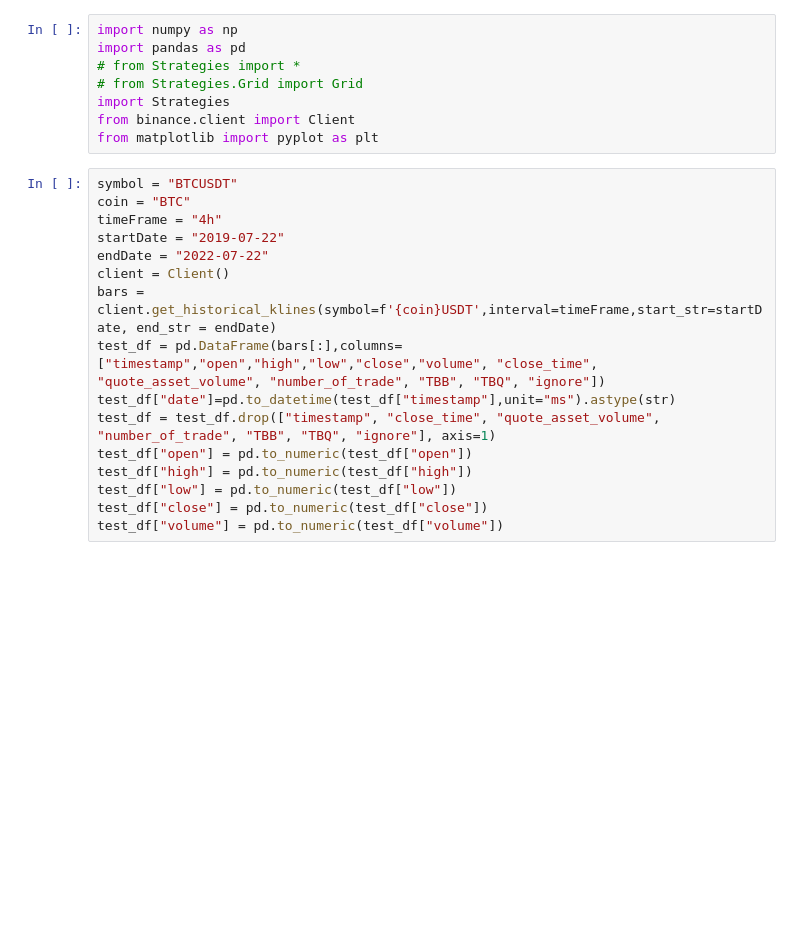
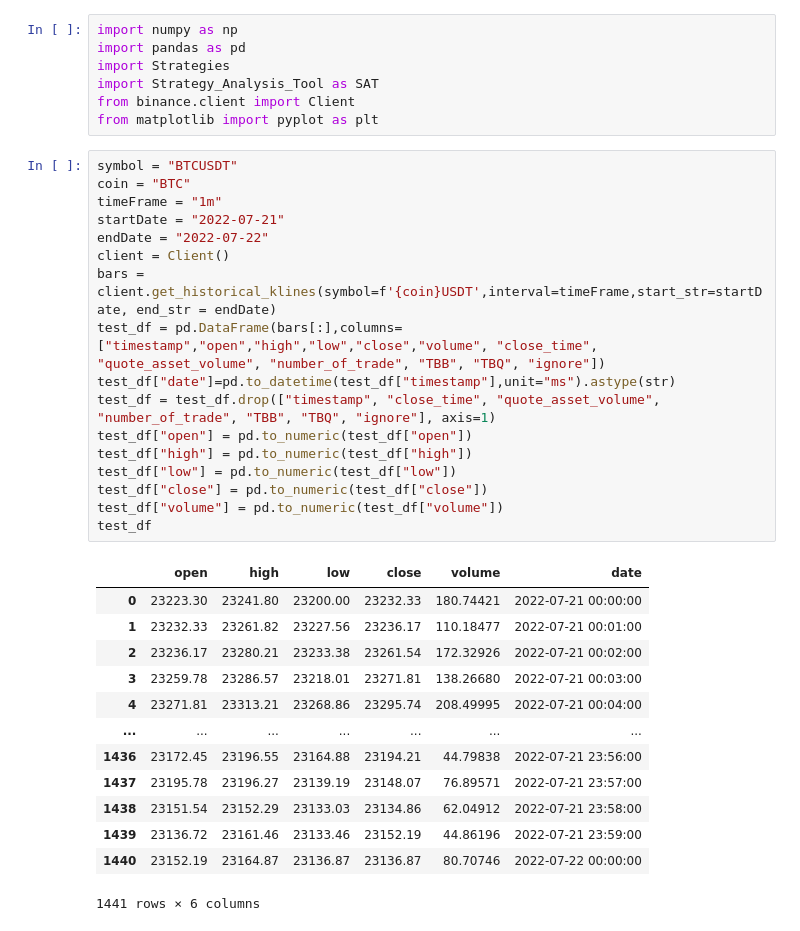
Before and after one commit to LagerWu0501/Grid_Trading, a Jupyter notebook: test_strategy.ipynb, the cells around one changed output. Saved outputs shown, nothing was run; the diff lists cells and outputs as text; blank space fills up the shorter version.

```diff
--- a/test_strategy.ipynb
+++ b/test_strategy.ipynb
@@ -1,27 +1,41 @@
 # %%
 import numpy as np
 import pandas as pd
-# from Strategies import *
-# from Strategies.Grid import Grid
 import Strategies
+import Strategy_Analysis_Tool as SAT
 from binance.client import Client
 from matplotlib import pyplot as plt
 # %%
 symbol = "BTCUSDT"
 coin = "BTC"
-timeFrame = "4h"
-startDate = "2019-07-22"
+timeFrame = "1m"
+startDate = "2022-07-21"
 endDate = "2022-07-22"
 client = Client()
 bars = client.get_historical_klines(symbol=f'{coin}USDT',interval=timeFrame,start_str=startDate, end_str = endDate)
 test_df = pd.DataFrame(bars[:],columns=["timestamp","open","high","low","close","volume", "close_time", "quote_asset_volume", "number_of_trade", "TBB", "TBQ", "ignore"])
 test_df["date"]=pd.to_datetime(test_df["timestamp"],unit="ms").astype(str)
 test_df = test_df.drop(["timestamp", "close_time", "quote_asset_volume", "number_of_trade", "TBB", "TBQ", "ignore"], axis=1)
 test_df["open"] = pd.to_numeric(test_df["open"])
 test_df["high"] = pd.to_numeric(test_df["high"])
 test_df["low"] = pd.to_numeric(test_df["low"])
 test_df["close"] = pd.to_numeric(test_df["close"])
 test_df["volume"] = pd.to_numeric(test_df["volume"])
+test_df
+# %% [output]
+|  | open | high | low | close | volume | date |
+| 0 | 23223.30 | 23241.80 | 23200.00 | 23232.33 | 180.74421 | 2022-07-21 00:00:00 |
+| 1 | 23232.33 | 23261.82 | 23227.56 | 23236.17 | 110.18477 | 2022-07-21 00:01:00 |
+| 2 | 23236.17 | 23280.21 | 23233.38 | 23261.54 | 172.32926 | 2022-07-21 00:02:00 |
+| 3 | 23259.78 | 23286.57 | 23218.01 | 23271.81 | 138.26680 | 2022-07-21 00:03:00 |
+| 4 | 23271.81 | 23313.21 | 23268.86 | 23295.74 | 208.49995 | 2022-07-21 00:04:00 |
+| ... | ... | ... | ... | ... | ... | ... |
+| 1436 | 23172.45 | 23196.55 | 23164.88 | 23194.21 | 44.79838 | 2022-07-21 23:56:00 |
+| 1437 | 23195.78 | 23196.27 | 23139.19 | 23148.07 | 76.89571 | 2022-07-21 23:57:00 |
+| 1438 | 23151.54 | 23152.29 | 23133.03 | 23134.86 | 62.04912 | 2022-07-21 23:58:00 |
+| 1439 | 23136.72 | 23161.46 | 23133.46 | 23152.19 | 44.86196 | 2022-07-21 23:59:00 |
+| 1440 | 23152.19 | 23164.87 | 23136.87 | 23136.87 | 80.70746 | 2022-07-22 00:00:00 |
+1441 rows × 6 columns
 # %%
 parameters = {
     "name":"grid",                                    ## str
```
Also changed, not shown: parts of 3 cells of this notebook, 5 other files.
